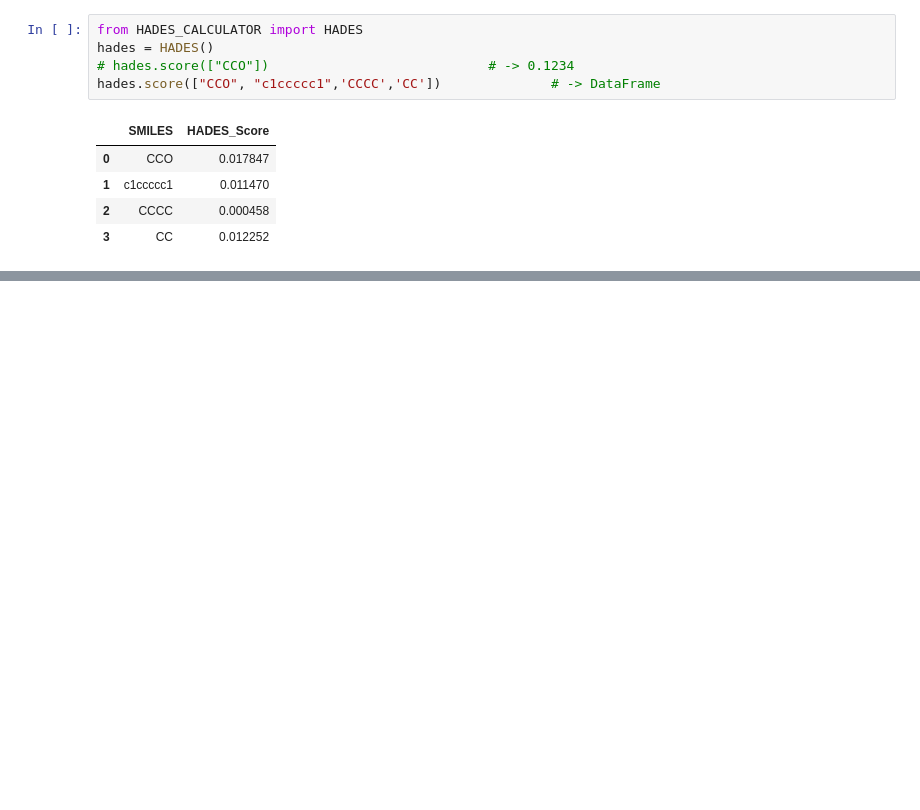
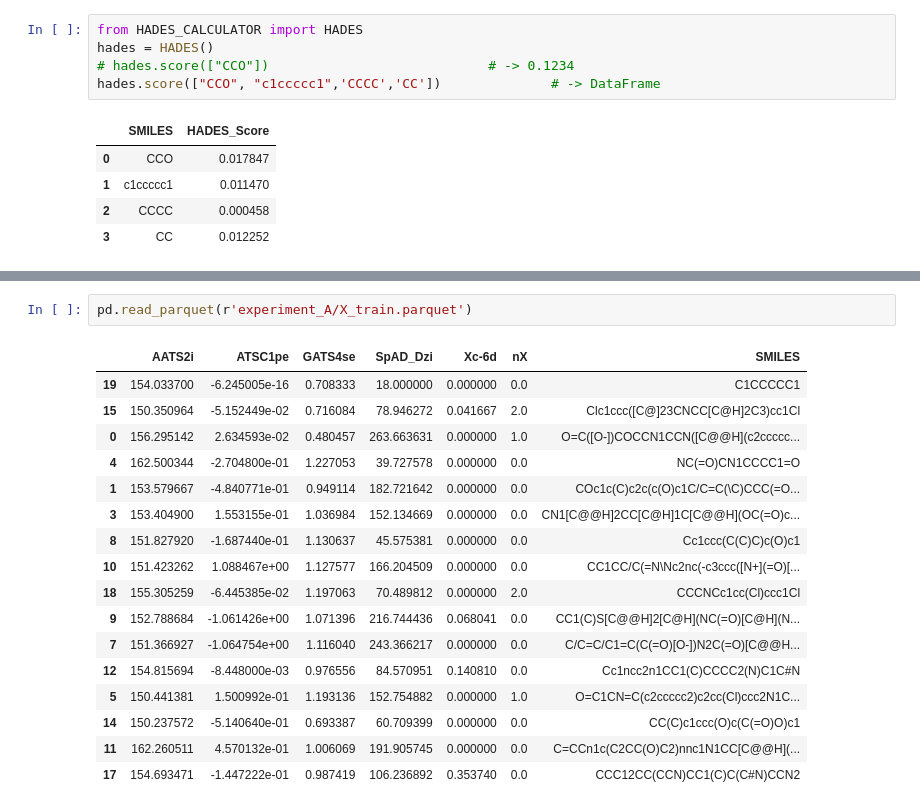
Before and after one commit to denovosciencesai/HADES, a Jupyter notebook: test.ipynb, the cells around one changed output, grey strips where cells are left out. Drawn from its saved outputs; the diff is of its cells as text; blank space fills up the shorter version.

```diff
--- a/test.ipynb
+++ b/test.ipynb
@@ -91,0 +238,20 @@ hades.score(["CCO", "c1ccccc1",'CCCC','CC'])              # -> DataFrame
+# %%
+pd.read_parquet(r'experiment_A/X_train.parquet')
+# %% [output]
+|  | AATS2i | ATSC1pe | GATS4se | SpAD_Dzi | Xc-6d | nX | SMILES |
+| 19 | 154.033700 | -6.245005e-16 | 0.708333 | 18.000000 | 0.000000 | 0.0 | C1CCCCC1 |
+| 15 | 150.350964 | -5.152449e-02 | 0.716084 | 78.946272 | 0.041667 | 2.0 | Clc1ccc([C@]23CNCC[C@H]2C3)cc1Cl |
+| 0 | 156.295142 | 2.634593e-02 | 0.480457 | 263.663631 | 0.000000 | 1.0 | O=C([O-])COCCN1CCN([C@@H](c2ccccc... |
+| 4 | 162.500344 | -2.704800e-01 | 1.227053 | 39.727578 | 0.000000 | 0.0 | NC(=O)CN1CCCC1=O |
+| 1 | 153.579667 | -4.840771e-01 | 0.949114 | 182.721642 | 0.000000 | 0.0 | COc1c(C)c2c(c(O)c1C/C=C(\C)CCC(=O... |
+| 3 | 153.404900 | 1.553155e-01 | 1.036984 | 152.134669 | 0.000000 | 0.0 | CN1[C@@H]2CC[C@H]1C[C@@H](OC(=O)c... |
+| 8 | 151.827920 | -1.687440e-01 | 1.130637 | 45.575381 | 0.000000 | 0.0 | Cc1ccc(C(C)C)c(O)c1 |
+| 10 | 151.423262 | 1.088467e+00 | 1.127577 | 166.204509 | 0.000000 | 0.0 | CC1CC/C(=N\Nc2nc(-c3ccc([N+](=O)[... |
+| 18 | 155.305259 | -6.445385e-02 | 1.197063 | 70.489812 | 0.000000 | 2.0 | CCCNCc1cc(Cl)ccc1Cl |
+| 9 | 152.788684 | -1.061426e+00 | 1.071396 | 216.744436 | 0.068041 | 0.0 | CC1(C)S[C@@H]2[C@H](NC(=O)[C@H](N... |
+| 7 | 151.366927 | -1.064754e+00 | 1.116040 | 243.366217 | 0.000000 | 0.0 | C/C=C/C1=C(C(=O)[O-])N2C(=O)[C@@H... |
+| 12 | 154.815694 | -8.448000e-03 | 0.976556 | 84.570951 | 0.140810 | 0.0 | Cc1ncc2n1CC1(C)CCCC2(N)C1C#N |
+| 5 | 150.441381 | 1.500992e-01 | 1.193136 | 152.754882 | 0.000000 | 1.0 | O=C1CN=C(c2ccccc2)c2cc(Cl)ccc2N1C... |
+| 14 | 150.237572 | -5.140640e-01 | 0.693387 | 60.709399 | 0.000000 | 0.0 | CC(C)c1ccc(O)c(C(=O)O)c1 |
+| 11 | 162.260511 | 4.570132e-01 | 1.006069 | 191.905745 | 0.000000 | 0.0 | C=CCn1c(C2CC(O)C2)nnc1N1CC[C@@H](... |
+| 17 | 154.693471 | -1.447222e-01 | 0.987419 | 106.236892 | 0.353740 | 0.0 | CCC12CC(CCN)CC1(C)C(C#N)CCN2 |
```
Also changed, not shown: parts of 7 cells of this notebook, 1 other file.
